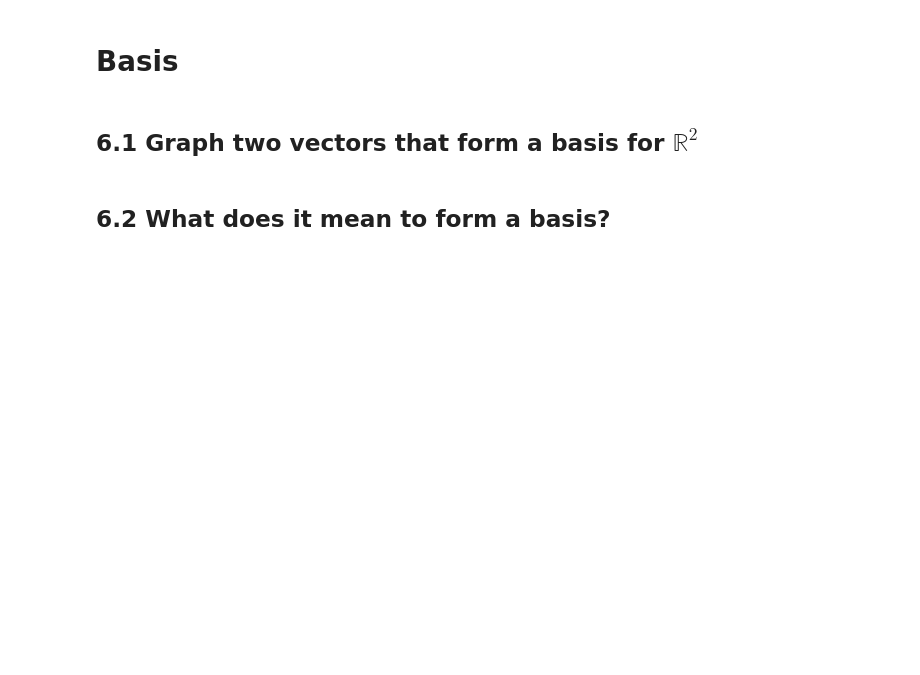
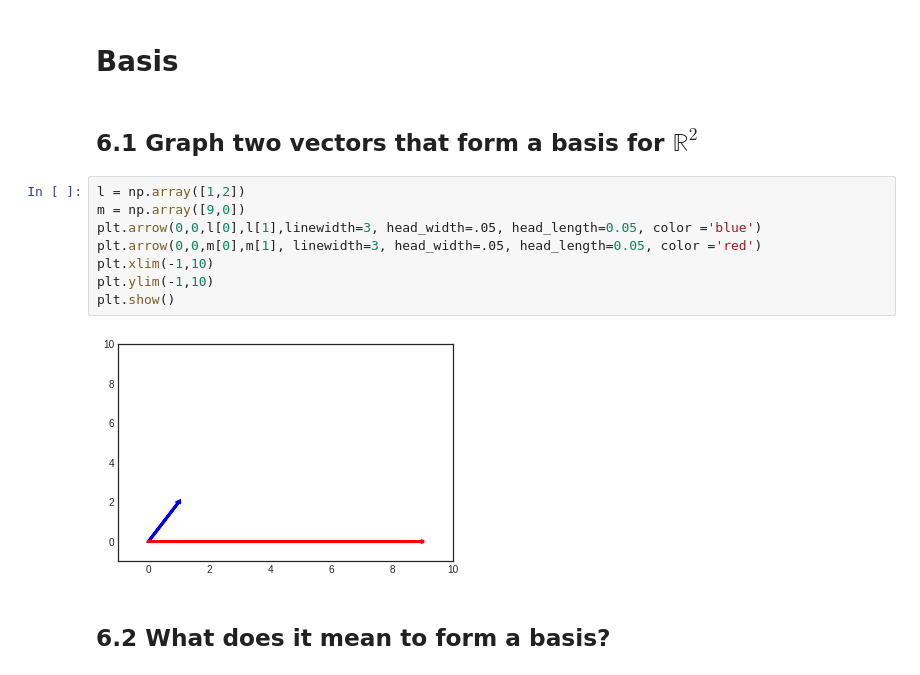
Before and after one commit to erivetna87/DS-Unit-1-Sprint-4-Linear-Algebra, a Jupyter notebook: module2-intermediate-linear-algebra/Intermediate_Linear_Algebra_Assignment.ipynb, the cells around one changed output. Cells and saved outputs as stored; diff of their text form; blank space fills up the shorter version.

```diff
--- a/module2-intermediate-linear-algebra/Intermediate_Linear_Algebra_Assignment.ipynb
+++ b/module2-intermediate-linear-algebra/Intermediate_Linear_Algebra_Assignment.ipynb
@@ -415,6 +496,16 @@ n = \begin{bmatrix} 4 & 8  & 2\end{bmatrix}
 # Basis
 # %% [markdown]
 ## 6.1 Graph two vectors that form a basis for $\mathbb{R}^2$
+# %%
+l = np.array([1,2])
+m = np.array([9,0])
+plt.arrow(0,0,l[0],l[1],linewidth=3, head_width=.05, head_length=0.05, color ='blue')
+plt.arrow(0,0,m[0],m[1], linewidth=3, head_width=.05, head_length=0.05, color ='red')
+plt.xlim(-1,10)
+plt.ylim(-1,10)
+plt.show()
+# %% [output]
+[figure, added]
 # %% [markdown]
 ## 6.2 What does it mean to form a basis?
 # %% [markdown]
```
Also changed, not shown: parts of 12 cells of this notebook.
